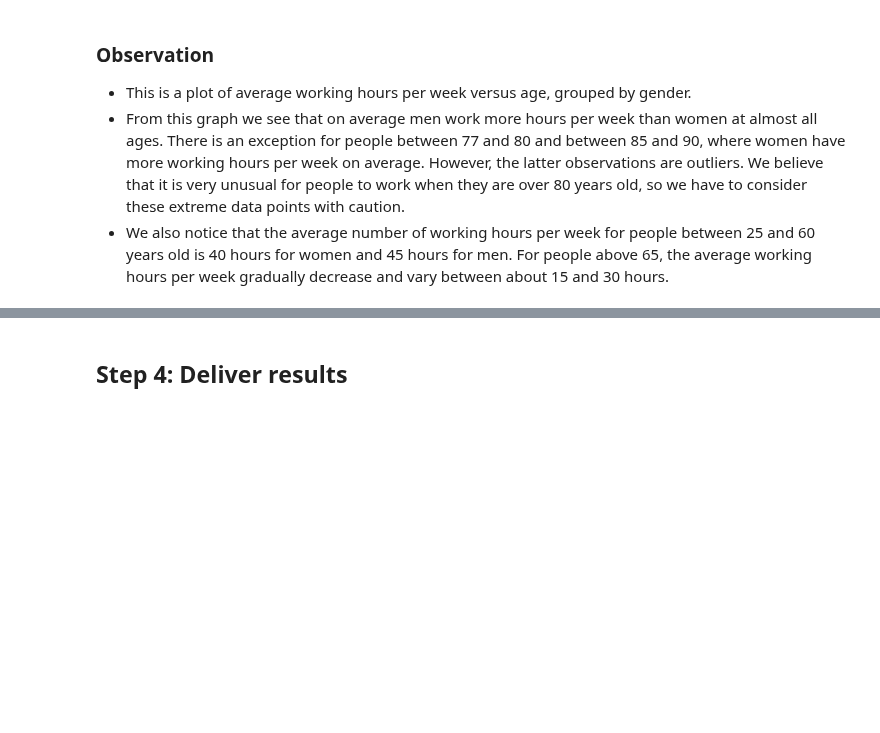
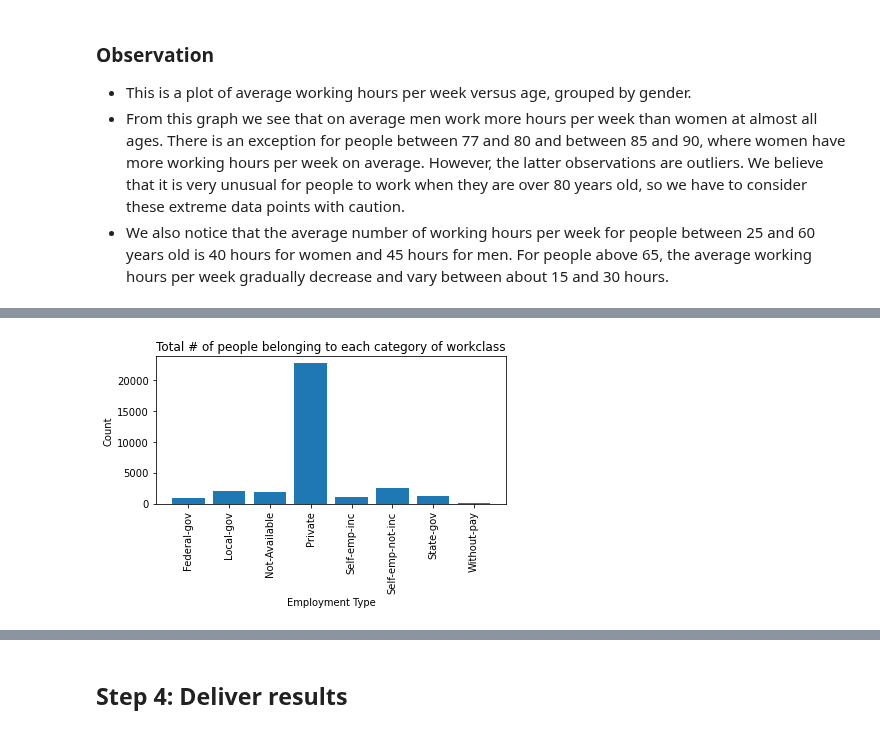
Before and after one commit to markerickson314/project-one, a Jupyter notebook: Jeanine.ipynb, the cells around one changed output, grey strips where cells are left out. Drawn from its saved outputs; the diff is of its cells as text; code cells hidden in the pictures; blank space fills up the shorter version.

```diff
--- a/Jeanine.ipynb
+++ b/Jeanine.ipynb
@@ -1554,0 +1558,5 @@ plt.show()
+# %%
+# Creating a group based off of the workclass
+workclass_grp = replaced_df.groupby("workclass", as_index=False)
+workclass_grp[["age", "education.num", "capital.gain", "capital.loss",
+                       "hours.per.week"]].mean()
@@ -1554,0 +1573,4 @@ plt.show()
+# %%
+# Workclass count
+workclass_summary = workclass_grp[["age",]].count()
+workclass_summary
@@ -1554,0 +1587,11 @@ plt.show()
+# %%
+# Use Pyplot to generate a bar plot showing the number of people belonging to each category of “workclass”
+plt.bar("workclass", "age",data=workclass_summary)
+plt.title("Total # of people belonging to each category of workclass")
+plt.xlabel("Employment Type")
+plt.ylabel("Count")
+plt.xticks(rotation=90)
+plt.tight_layout()
+plt.show()
+# %% [output]
+[figure, added]
```
Also changed, not shown: parts of 25 cells of this notebook.
